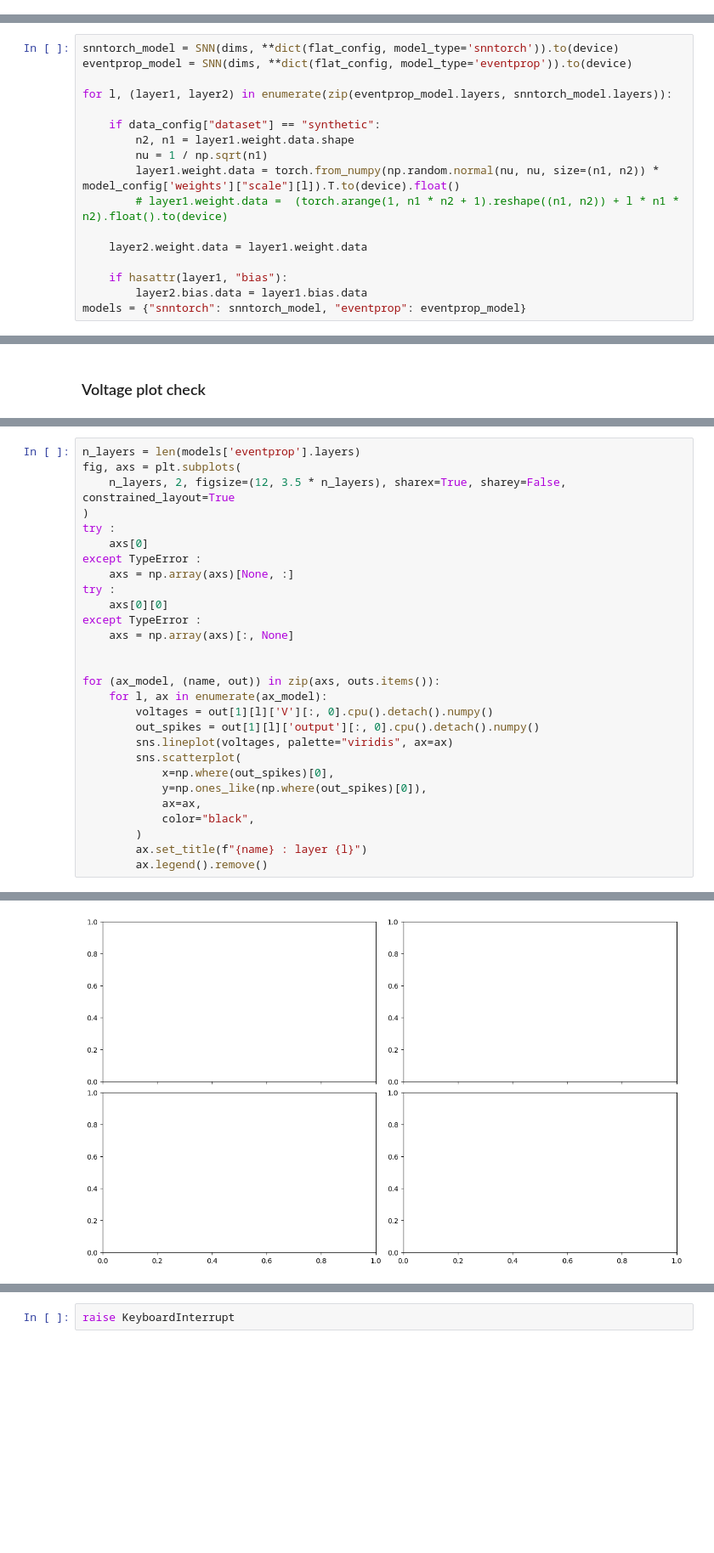
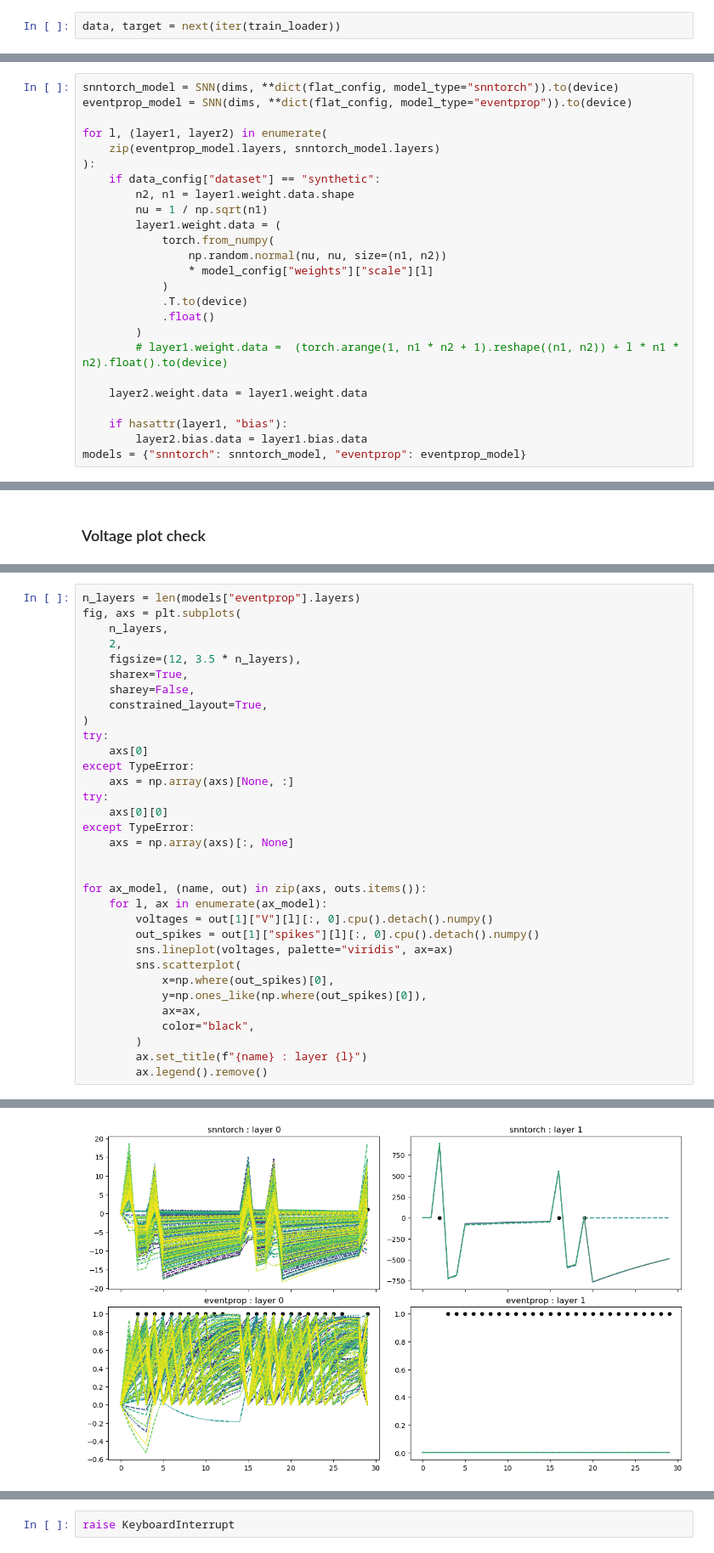
Before and after one commit to GabrielBena/pytorch-eventprop, a Jupyter notebook: scripts/notebooks/model_comparison.ipynb, the cells around one changed output, grey strips where cells are left out. Shown at 85% size. Drawn from its saved outputs; the diff is of its cells as text; blank space fills up the shorter version.

```diff
--- a/scripts/notebooks/model_comparison.ipynb
+++ b/scripts/notebooks/model_comparison.ipynb
@@ -83 +91,3 @@ if data_config["dataset"] != "synthetic":
     )
+# %%
+data, target = next(iter(train_loader))
@@ -146,14 +205,22 @@ elif isinstance(model_config['weights']["n_hid"], int):
 dims.append(n_outs[data_config["dataset"]])
 # %%
-snntorch_model = SNN(dims, **dict(flat_config, model_type='snntorch')).to(device)
-eventprop_model = SNN(dims, **dict(flat_config, model_type='eventprop')).to(device)
+snntorch_model = SNN(dims, **dict(flat_config, model_type="snntorch")).to(device)
+eventprop_model = SNN(dims, **dict(flat_config, model_type="eventprop")).to(device)
 
-for l, (layer1, layer2) in enumerate(zip(eventprop_model.layers, snntorch_model.layers)):
-
+for l, (layer1, layer2) in enumerate(
+    zip(eventprop_model.layers, snntorch_model.layers)
+):
     if data_config["dataset"] == "synthetic":
         n2, n1 = layer1.weight.data.shape
         nu = 1 / np.sqrt(n1)
-        layer1.weight.data = torch.from_numpy(np.random.normal(nu, nu, size=(n1, n2)) * model_config['weights']["scale"][l]).T.to(device).float()
+        layer1.weight.data = (
+            torch.from_numpy(
+                np.random.normal(nu, nu, size=(n1, n2))
+                * model_config["weights"]["scale"][l]
+            )
+            .T.to(device)
+            .float()
+        )
         # layer1.weight.data =  (torch.arange(1, n1 * n2 + 1).reshape((n1, n2)) + l * n1 * n2).float().to(device)
 
     layer2.weight.data = layer1.weight.data
@@ -192,22 +255,27 @@ make_dot(loss, params=dict(eventprop_model.named_parameters()))
 # %%
-n_layers = len(models['eventprop'].layers)
+n_layers = len(models["eventprop"].layers)
 fig, axs = plt.subplots(
-    n_layers, 2, figsize=(12, 3.5 * n_layers), sharex=True, sharey=False, constrained_layout=True
+    n_layers,
+    2,
+    figsize=(12, 3.5 * n_layers),
+    sharex=True,
+    sharey=False,
+    constrained_layout=True,
 )
-try :
+try:
     axs[0]
-except TypeError :
+except TypeError:
     axs = np.array(axs)[None, :]
-try :
+try:
     axs[0][0]
-except TypeError :
+except TypeError:
     axs = np.array(axs)[:, None]
 
 
-for (ax_model, (name, out)) in zip(axs, outs.items()):
+for ax_model, (name, out) in zip(axs, outs.items()):
     for l, ax in enumerate(ax_model):
-        voltages = out[1][l]['V'][:, 0].cpu().detach().numpy()
-        out_spikes = out[1][l]['output'][:, 0].cpu().detach().numpy()
+        voltages = out[1]["V"][l][:, 0].cpu().detach().numpy()
+        out_spikes = out[1]["spikes"][l][:, 0].cpu().detach().numpy()
         sns.lineplot(voltages, palette="viridis", ax=ax)
         sns.scatterplot(
             x=np.where(out_spikes)[0],
@@ -222 +289 @@ KeyError: 0
-[figure, old version]
+[figure, new version]
```
Also changed, not shown: parts of 19 cells of this notebook, 2 other files.
